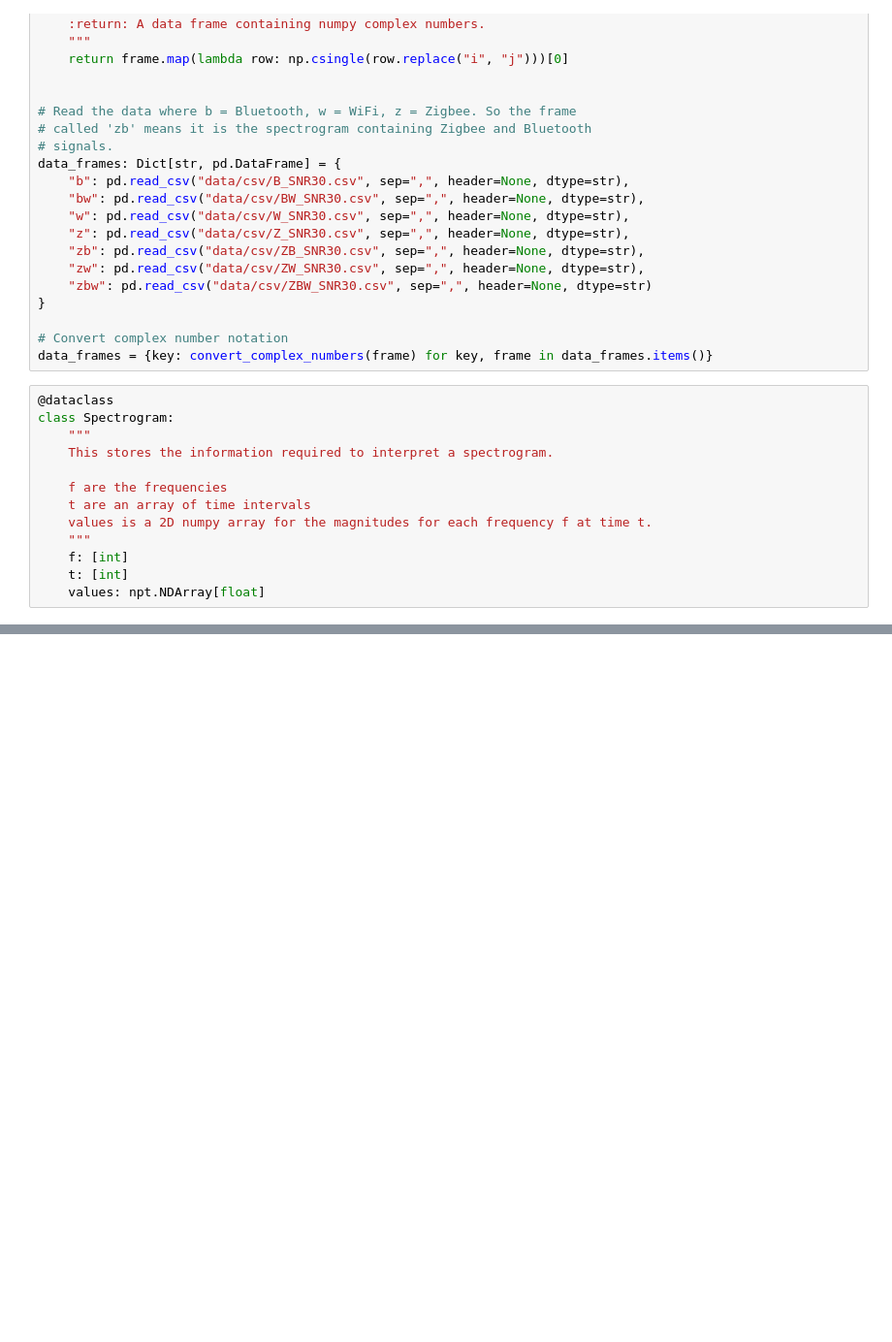
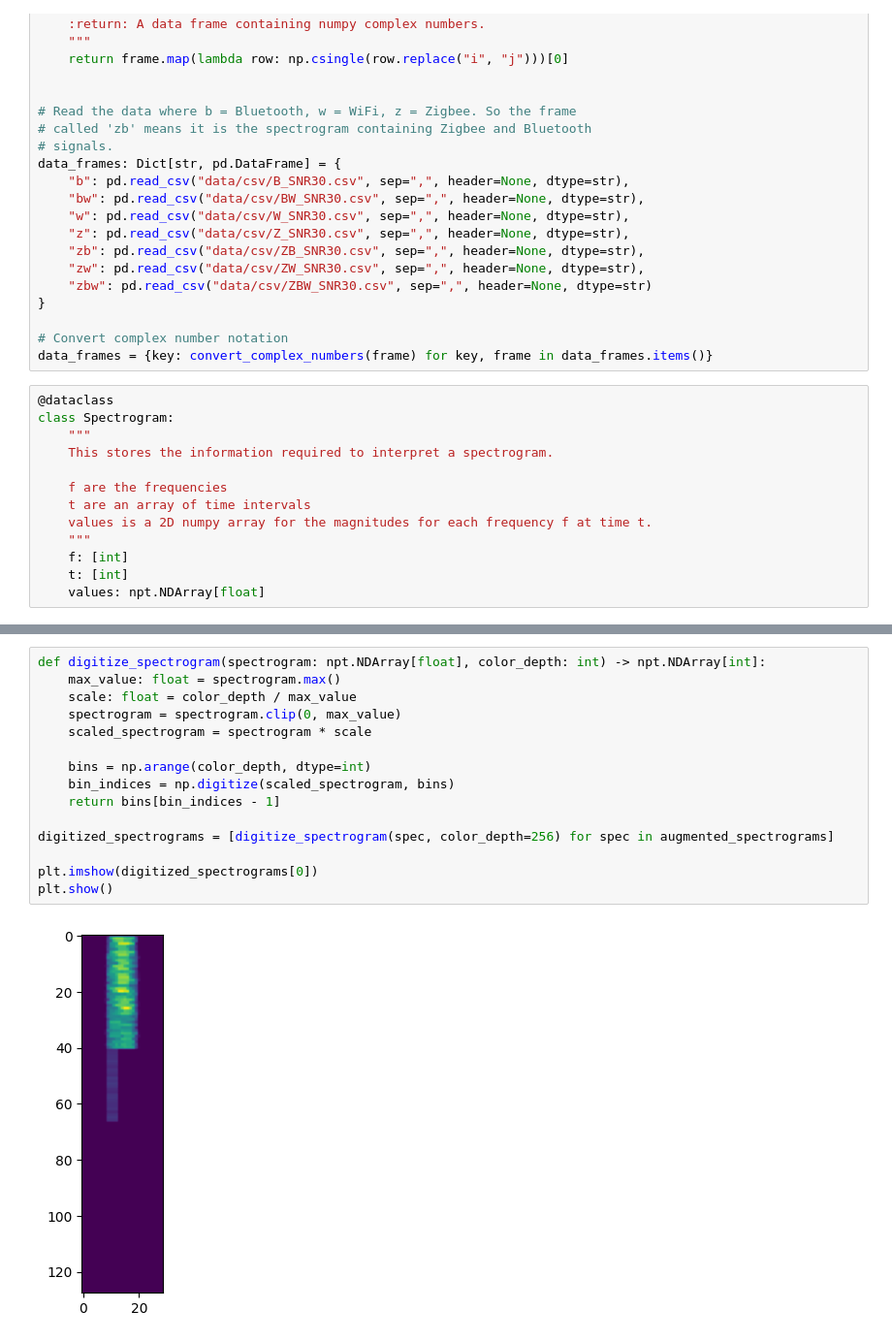
Before and after one commit to sds100/TinyMLSpectrumSensing, a Jupyter notebook: cnn.ipynb, the cells around one changed output, grey strips where cells are left out. Shown at 97% size. Saved outputs shown, nothing was run; the diff lists cells and outputs as text; blank space fills up the shorter version.

```diff
--- a/cnn.ipynb
+++ b/cnn.ipynb
@@ -85,0 +220,17 @@ spec = create_spectrogram(data_frames["zbw"])
+# %%
+def digitize_spectrogram(spectrogram: npt.NDArray[float], color_depth: int) -> npt.NDArray[int]:
+    max_value: float = spectrogram.max()
+    scale: float = color_depth / max_value
+    spectrogram = spectrogram.clip(0, max_value)
+    scaled_spectrogram = spectrogram * scale
+
+    bins = np.arange(color_depth, dtype=int)
+    bin_indices = np.digitize(scaled_spectrogram, bins)
+    return bins[bin_indices - 1]
+
+digitized_spectrograms = [digitize_spectrogram(spec, color_depth=256) for spec in augmented_spectrograms]
+
+plt.imshow(digitized_spectrograms[0])
+plt.show()
+# %% [output]
+[figure, added]
```
Also changed, not shown: parts of 7 cells of this notebook, 1 other file.
